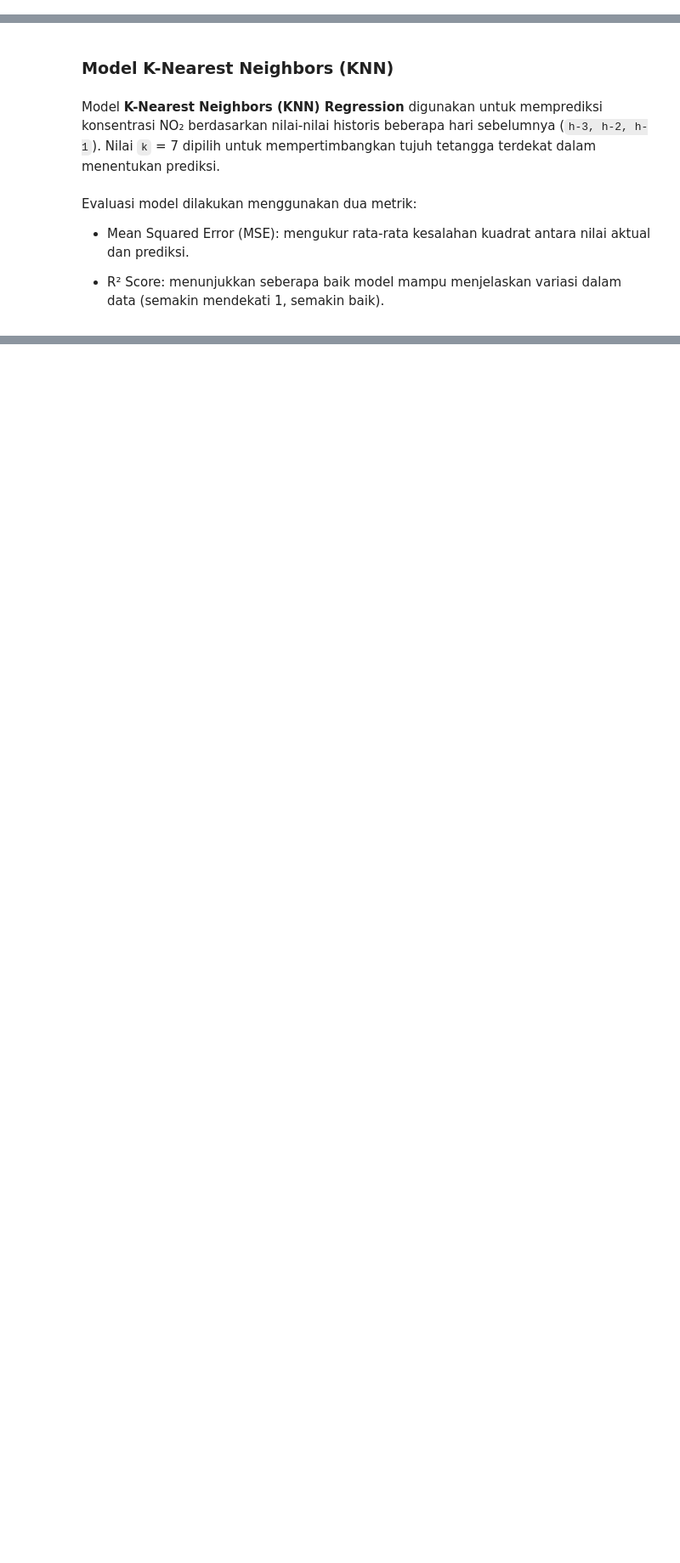
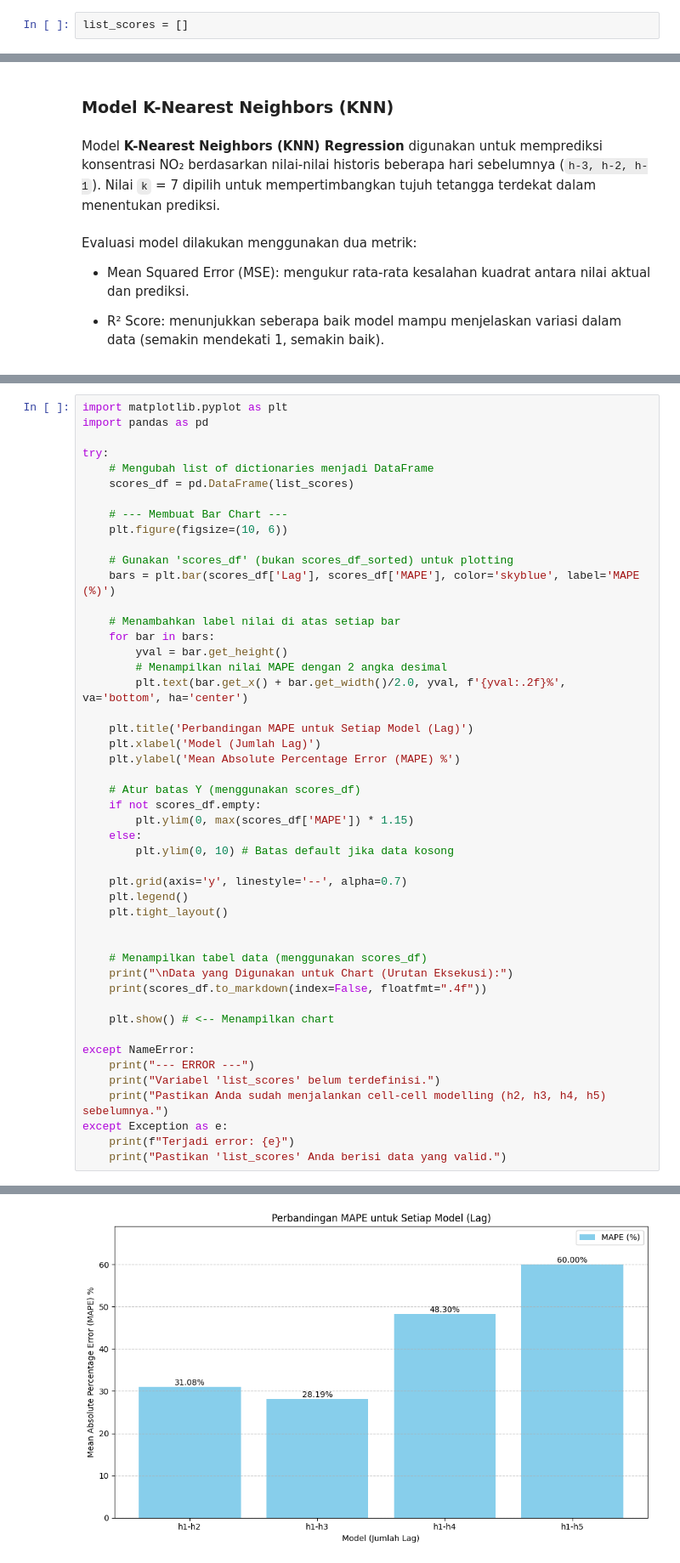
Before and after one commit to Pras7804/PSD, a Jupyter notebook: _sources/forecasting.ipynb, the cells around one changed output, grey strips where cells are left out. Shown at 85% size. Cells and saved outputs as stored; diff of their text form; blank space fills up the shorter version.

```diff
--- a/_sources/forecasting.ipynb
+++ b/_sources/forecasting.ipynb
@@ -424,3 +507,5 @@ print(scaled.head())
+# %%
+list_scores = []
 # %% [markdown]
 ### Pembagian Data untuk Pelatihan dan Pengujian
 # %% [markdown]
@@ -481,0 +769,49 @@ Contoh hasil prediksi:
+# %%
+import matplotlib.pyplot as plt
+import pandas as pd
+
+try:
+    # Mengubah list of dictionaries menjadi DataFrame
+    scores_df = pd.DataFrame(list_scores)
+
+    # --- Membuat Bar Chart ---
+    plt.figure(figsize=(10, 6))
+
+    # Gunakan 'scores_df' (bukan scores_df_sorted) untuk plotting
+    bars = plt.bar(scores_df['Lag'], scores_df['MAPE'], color='skyblue', label='MAPE (%)')
+
+    # Menambahkan label nilai di atas setiap bar
+    for bar in bars:
+        yval = bar.get_height()
+        # Menampilkan nilai MAPE dengan 2 angka desimal
+        plt.text(bar.get_x() + bar.get_width()/2.0, yval, f'{yval:.2f}%', va='bottom', ha='center')
+
+    plt.title('Perbandingan MAPE untuk Setiap Model (Lag)')
+    plt.xlabel('Model (Jumlah Lag)')
+    plt.ylabel('Mean Absolute Percentage Error (MAPE) %')
+
+    # Atur batas Y (menggunakan scores_df)
+    if not scores_df.empty:
+        plt.ylim(0, max(scores_df['MAPE']) * 1.15)
+    else:
+        plt.ylim(0, 10) # Batas default jika data kosong
+
+    plt.grid(axis='y', linestyle='--', alpha=0.7)
+    plt.legend()
+    plt.tight_layout()
+
+
+    # Menampilkan tabel data (menggunakan scores_df)
+    print("\nData yang Digunakan untuk Chart (Urutan Eksekusi):")
+    print(scores_df.to_markdown(index=False, floatfmt=".4f"))
+
+    plt.show() # <-- Menampilkan chart
+
+except NameError:
+    print("--- ERROR ---")
+    print("Variabel 'list_scores' belum terdefinisi.")
+    print("Pastikan Anda sudah menjalankan cell-cell modelling (h2, h3, h4, h5) sebelumnya.")
+except Exception as e:
+    print(f"Terjadi error: {e}")
+    print("Pastikan 'list_scores' Anda berisi data yang valid.")
+# %% [output]
@@ -482 +825,2 @@ Contoh hasil prediksi:
+[figure, added]
 # %% [markdown]
```
Also changed, not shown: parts of 93 cells of this notebook, 8 other files.
